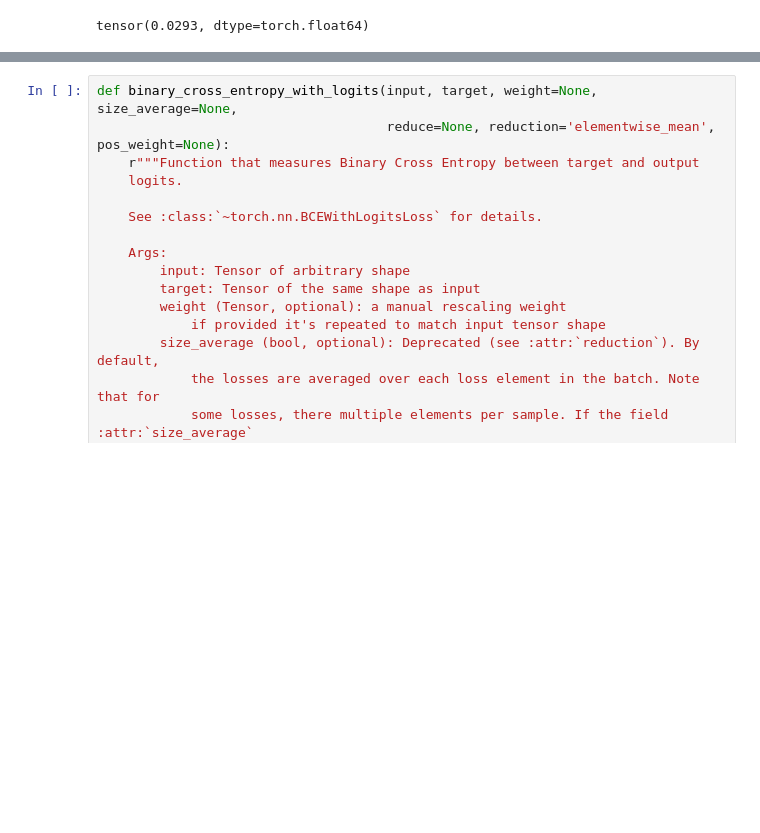
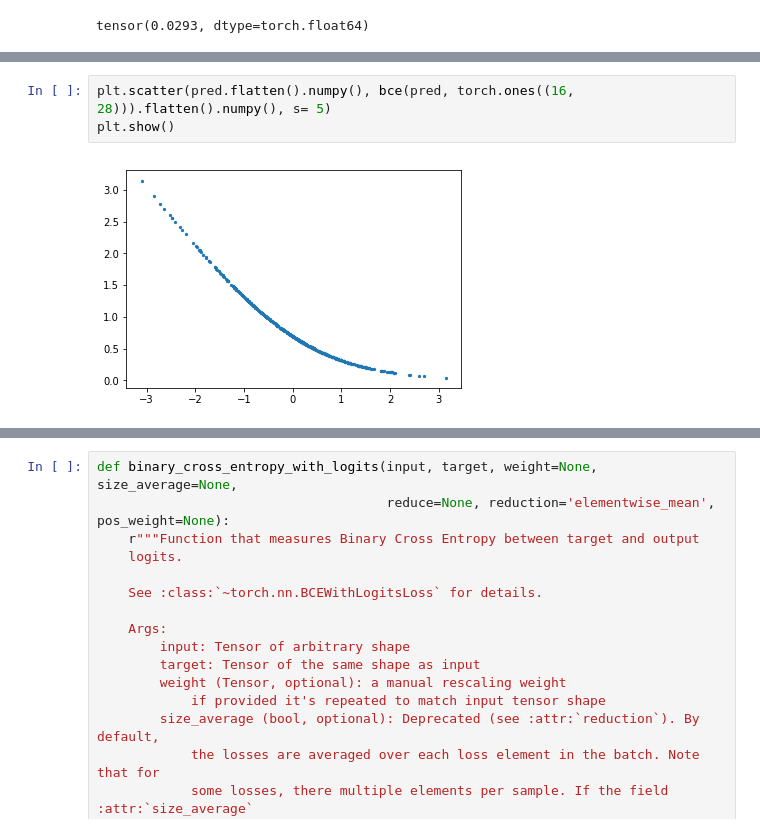
Before and after one commit to s6juncheng/HumanProteinAtlas, a Jupyter notebook: notebooks/loss_function.ipynb, the cells around one changed output, grey strips where cells are left out. Cells and saved outputs as stored; diff of their text form; blank space fills up the shorter version.

```diff
--- a/notebooks/loss_function.ipynb
+++ b/notebooks/loss_function.ipynb
@@ -113,0 +131,5 @@ tensor(0.0293, dtype=torch.float64)
+# %%
+plt.scatter(pred.flatten().numpy(), bce(pred, torch.ones((16, 28))).flatten().numpy(), s= 5)
+plt.show()
+# %% [output]
+[figure, added]
```
Also changed, not shown: parts of 8 cells of this notebook, 18 other files.
